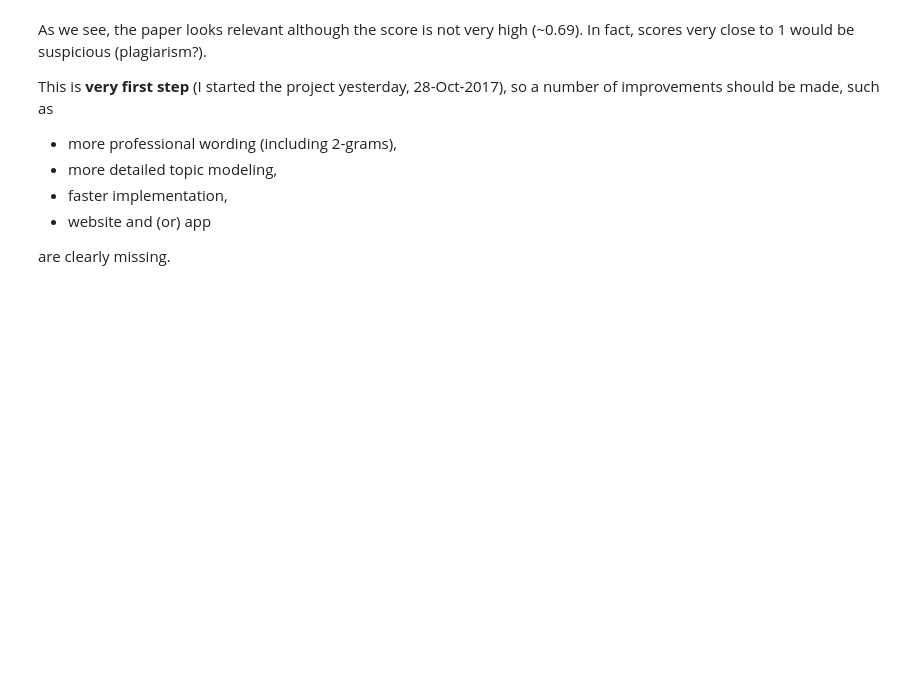
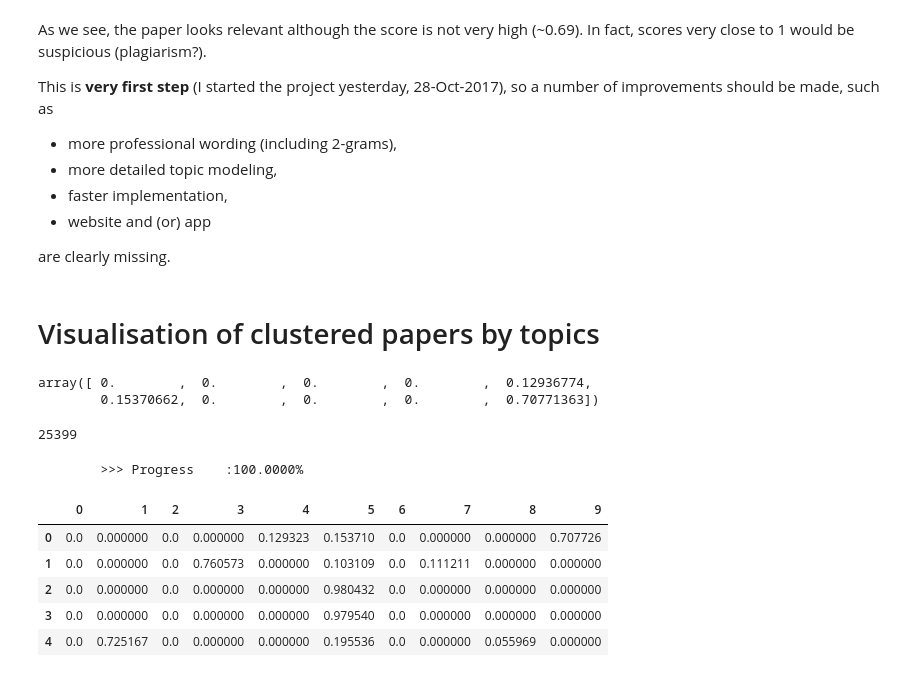
Before and after one commit to Dima806/arXiv-LdaModel-classifier, a Jupyter notebook: arXiv-LdaModel-classifier-example.ipynb, the cells around one changed output. Cells and saved outputs as stored; diff of their text form; code cells hidden in the pictures; blank space fills up the shorter version.

```diff
--- a/arXiv-LdaModel-classifier-example.ipynb
+++ b/arXiv-LdaModel-classifier-example.ipynb
@@ -206,3 +206,29 @@ This is **very first step** (I started the project yesterday, 28-Oct-2017), so a
 - website and (or) app
 
 are clearly missing.
+# %% [markdown]
+# Visualisation of clustered papers by topics
+# %%
+topic_distribution([s[0]])
+# %% [output]
+array([ 0.        ,  0.        ,  0.        ,  0.        ,  0.12936774,
+        0.15370662,  0.        ,  0.        ,  0.        ,  0.70771363])
+# %%
+len(s)
+# %% [output]
+25399
+# %%
+papers_df = pd.DataFrame()
+for i in range(len(s)):
+    print("\r\t>>> Progress\t:{:.4%}".format((i + 1)/len(s)), end='')
+    for k in range(10):
+        papers_df.loc[i, k] = topic_distribution([s[i]])[k]
+papers_df.head()
+# %% [output]
+        >>> Progress    :100.0000%
+|  | 0 | 1 | 2 | 3 | 4 | 5 | 6 | 7 | 8 | 9 |
+| 0 | 0.0 | 0.000000 | 0.0 | 0.000000 | 0.129323 | 0.153710 | 0.0 | 0.000000 | 0.000000 | 0.707726 |
+| 1 | 0.0 | 0.000000 | 0.0 | 0.760573 | 0.000000 | 0.103109 | 0.0 | 0.111211 | 0.000000 | 0.000000 |
+| 2 | 0.0 | 0.000000 | 0.0 | 0.000000 | 0.000000 | 0.980432 | 0.0 | 0.000000 | 0.000000 | 0.000000 |
+| 3 | 0.0 | 0.000000 | 0.0 | 0.000000 | 0.000000 | 0.979540 | 0.0 | 0.000000 | 0.000000 | 0.000000 |
+| 4 | 0.0 | 0.725167 | 0.0 | 0.000000 | 0.000000 | 0.195536 | 0.0 | 0.000000 | 0.055969 | 0.000000 |
```
Also changed, not shown: parts of 7 cells of this notebook, 1 other file.
